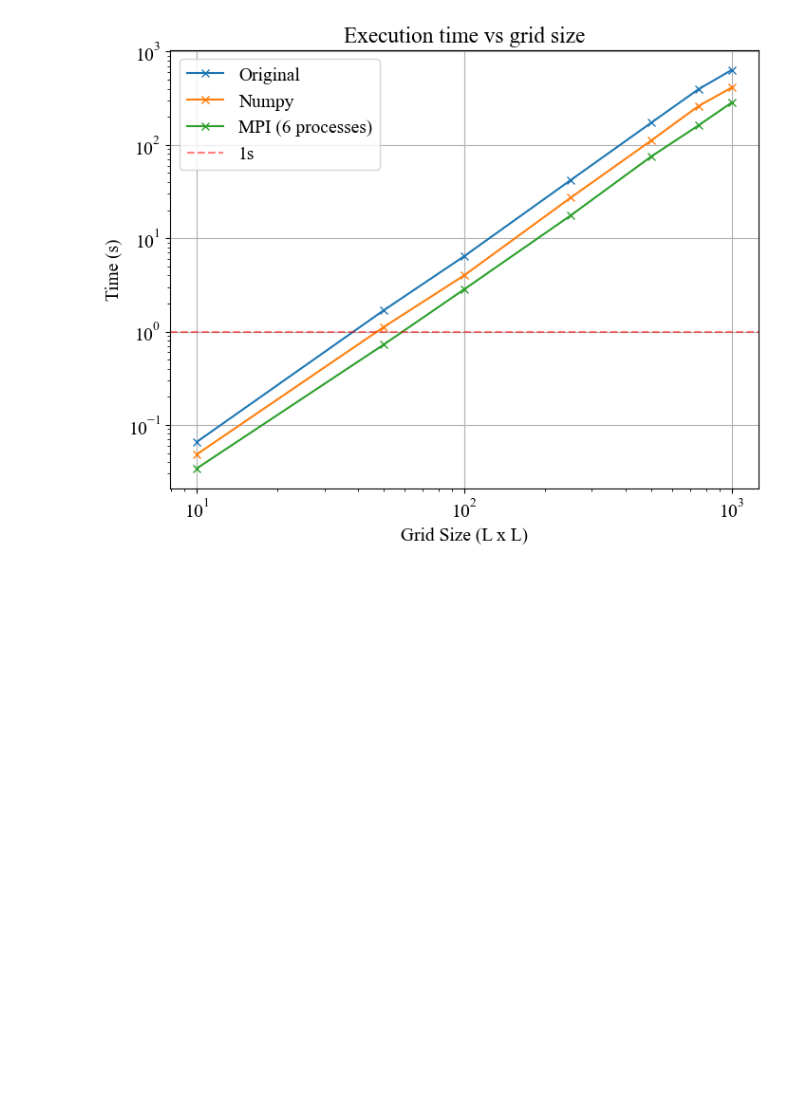
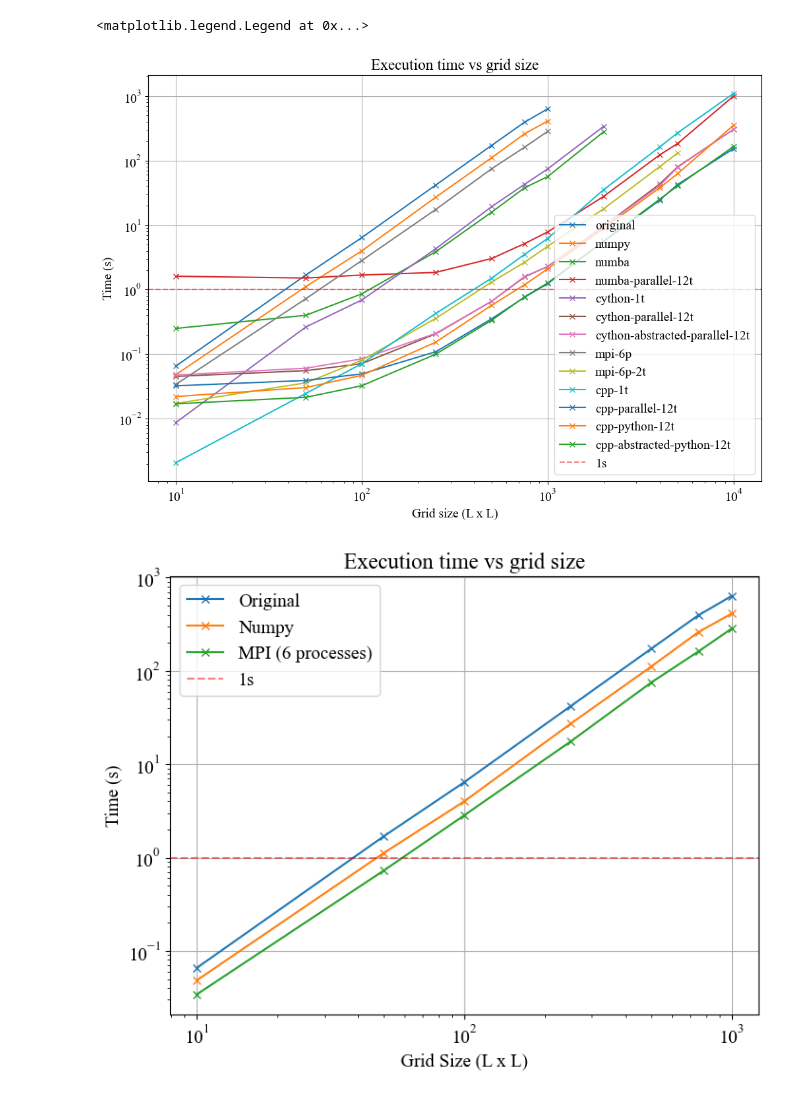
Before and after one commit to bryndrury/MiniProject-1, a Jupyter notebook: Analysis/runtime_analysis/graphs.ipynb, the cells around one changed output. Saved outputs shown, nothing was run; the diff lists cells and outputs as text; code cells hidden in the pictures; blank space fills up the shorter version.

```diff
--- a/Analysis/runtime_analysis/graphs.ipynb
+++ b/Analysis/runtime_analysis/graphs.ipynb
@@ -16,6 +16,21 @@ df = df.apply(pd.to_numeric, errors='coerce')
 df.head(15)
 
 speedup_df = pd.DataFrame()
+# %%
+# y and x axis log and an horizontal line at t = 1
+ax = df.plot(x="nmax", marker="x",
+        logx=True, logy=True, grid=True,
+        title="Execution time vs grid size", ylabel="Time (s)", xlabel="Grid size (L x L)",
+        legend=True, figsize=(12, 8),
+        # ylim=(df.min()[1:].min(),df.max()[1:].max()),
+        # xlim=(df.min()[0].min(),df.max()[0].min())
+)
+ax.axhline(1, color="red", linestyle="--", label="1s", alpha=0.5)
+
+ax.legend()
+# %% [output]
+<matplotlib.legend.Legend at 0x...>
+[figure, added]
 # %%
 fig, ax = plt.subplots(1,figsize=(8, 6))
 
```
Also changed, not shown: 4 other files.
